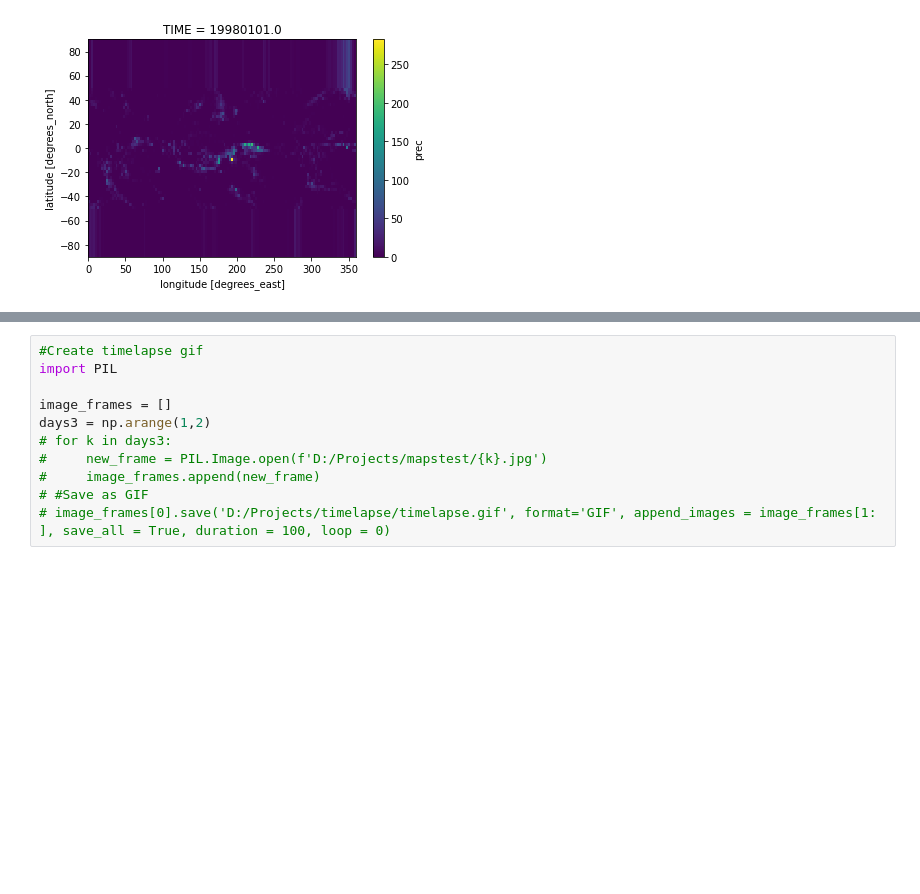
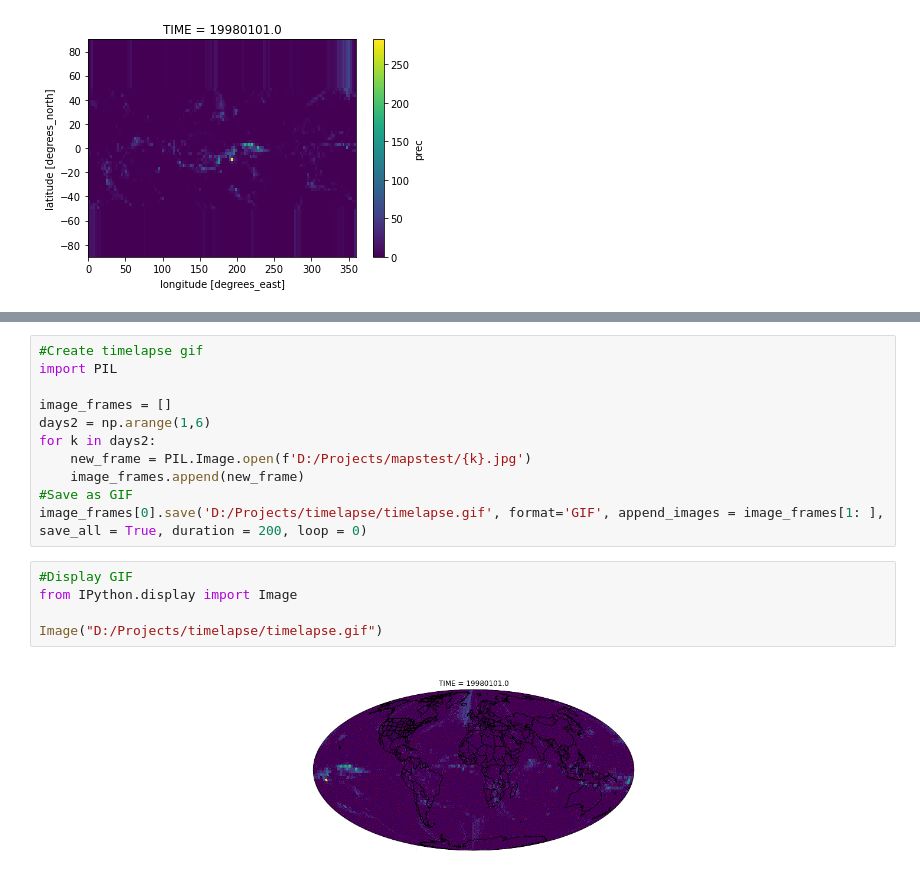
Before and after one commit to Neveon/cps2232-project, a Jupyter notebook: Working with netCDF Data.ipynb, the cells around one changed output, grey strips where cells are left out. Drawn from its saved outputs; the diff is of its cells as text; blank space fills up the shorter version.

```diff
--- a/Working with netCDF Data.ipynb
+++ b/Working with netCDF Data.ipynb
@@ -106,9 +145,16 @@ days1 = np.arange(0,1)#Set range of days
 import PIL
 
 image_frames = []
-days3 = np.arange(1,2)
-# for k in days3:
-#     new_frame = PIL.Image.open(f'D:/Projects/mapstest/{k}.jpg')
-#     image_frames.append(new_frame)
-# #Save as GIF
-# image_frames[0].save('D:/Projects/timelapse/timelapse.gif', format='GIF', append_images = image_frames[1: ], save_all = True, duration = 100, loop = 0)
+days2 = np.arange(1,6)
+for k in days2:
+    new_frame = PIL.Image.open(f'D:/Projects/mapstest/{k}.jpg')
+    image_frames.append(new_frame)
+#Save as GIF
+image_frames[0].save('D:/Projects/timelapse/timelapse.gif', format='GIF', append_images = image_frames[1: ], save_all = True, duration = 200, loop = 0)
+# %%
+#Display GIF
+from IPython.display import Image
+
+Image("D:/Projects/timelapse/timelapse.gif")
+# %% [output]
+[figure, added]
```
Also changed, not shown: parts of 5 cells of this notebook.
